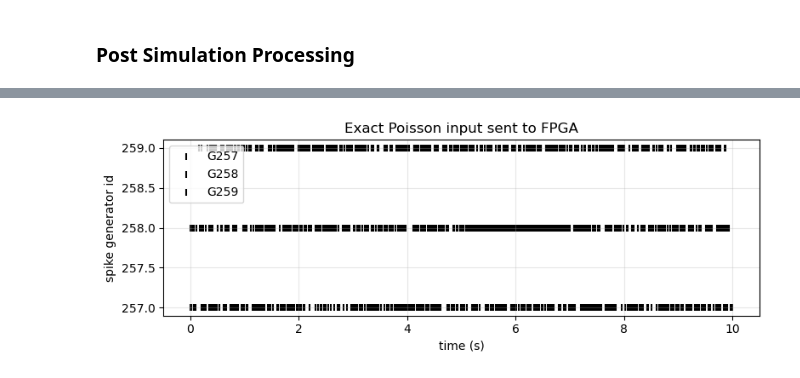
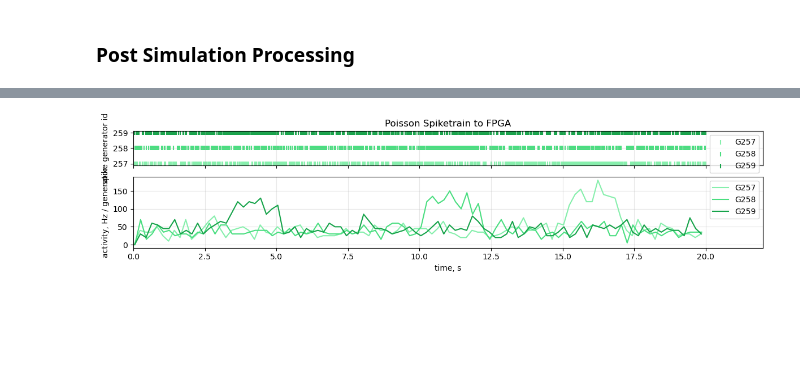
Before and after one commit to MySweetLord/Neuromorphic_Intelligence_2026, a Jupyter notebook: NSM_Network.ipynb, the cells around one changed output, grey strips where cells are left out. Drawn from its saved outputs; the diff is of its cells as text; code cells hidden in the pictures; blank space fills up the shorter version.

```diff
--- a/NSM_Network.ipynb
+++ b/NSM_Network.ipynb
@@ -311,13 +320,18 @@ spikegens    = [Neuron(chip, core, nid, True) for chip, core, nid in spikegen_id
 
 
 next_neuron_id = 1
+next_neuron_ids = []
 
-S_pops,   S_ids,   next_neuron_id = make_populations(NS, NE,    next_neuron_id)
-T_pops,   T_ids,   next_neuron_id = make_populations(NS, NT,    next_neuron_id)
-IT_pops,  IT_ids,  next_neuron_id = make_populations(NS, NIT,   next_neuron_id)
-IIT_pops, IIT_ids, next_neuron_id = make_populations(NS, NIIT,  next_neuron_id)
-
-I_pop,    I_ids,   next_neuron_id = make_population(NI,    next_neuron_id)
-Sum_pop,  Sum_ids, next_neuron_id = make_population(NSum,  next_neuron_id)
+S_pops,   S_ids,   next_neuron_id = make_populations(NS, NE, next_neuron_id, chip=0, core=0)
+next_neuron_ids.append(next_neuron_id)
+T_pops,   T_ids,   next_neuron_id = make_populations(NS, NT, next_neuron_id, chip=0, core=2)
+next_neuron_ids.append(next_neuron_id)
+IT_pops,  IT_ids,  next_neuron_id = make_populations(NS, NIT, next_neuron_id, chip=0, core=3)
+next_neuron_ids.append(next_neuron_id)
+IIT_pops, IIT_ids, next_neuron_id = make_populations(NS, NIIT, next_neuron_id, chip=0, core=3)
+next_neuron_ids.append(next_neuron_id)
+I_pop,    I_ids,   next_neuron_id = make_population(NI,    next_neuron_id, chip=0, core=0)
+next_neuron_ids.append(next_neuron_id)
+Sum_pop,  Sum_ids, next_neuron_id = make_population(NSum,  next_neuron_id, chip=0, core=1)
 
 assert next_neuron_id < 257, "Too many neurons on one core!"
@@ -787,29 +1246,71 @@ for s in range(int(NS)):
 # %%
-input_spike_t  = spike_times
-input_spike_id = indices
+input_spike_t  = np.asarray(spike_times)
+input_spike_id = np.asarray(indices)
 
-color_in = 'black'
+# ------------------------------------------------------------
+# COMPUTE INPUT GENERATOR ACTIVITY
+# ------------------------------------------------------------
+G_activity_rate = []
+G_activity_x    = []
+G_ids           = np.unique(input_spike_id)
 
-fig, ax = plt.subplots(figsize=(8, 3))
+for gid in G_ids:
+    mask = input_spike_id == gid
+    rate, x = population_activity(input_spike_t[mask], n_neurons=10)
 
-for gid in np.unique(input_spike_id):
+    G_activity_rate.append(rate)
+    G_activity_x.append(x)
+
+fig, (ax1, ax2) = plt.subplots(
+    2, 1,
+    figsize=(12, 3),
+    sharex=True,
+    gridspec_kw={"height_ratios": [1.2, 2.5]}
+)
+
+# ------------------------------------------------------------
+# RASTER
+# ------------------------------------------------------------
+for k, gid in enumerate(G_ids):
     mask = input_spike_id == gid
-    ax.scatter(
+
+    ax1.scatter(
         input_spike_t[mask],
         input_spike_id[mask],
         marker='|',
-        s = 30,
-        color = color_in,
+        s=30,
+        color=colors_T[k],
         label=f'G{gid}'
     )
 
-ax.set_xlabel('time (s)')
-ax.set_ylabel('spike generator id')
-ax.set_title('Exact Poisson input sent to FPGA')
-ax.legend()
-ax.grid(True, alpha=0.3)
+ax1.set_ylabel('spike generator id')
+ax1.set_title('Poisson Spiketrain to FPGA')
+
+ax1.set_yticks(G_ids)
+ax1.set_yticklabels([str(int(gid)) for gid in G_ids])
+
+ax1.grid(True, alpha=0.3)
+ax1.legend()
+
+# ------------------------------------------------------------
+# INSTANTANEOUS ACTIVITY
+# ------------------------------------------------------------
+for k, gid in enumerate(G_ids):
+    ax2.plot(
+        G_activity_x[k],
+        G_activity_rate[k],
+        linestyle='-',
+        color=colors_T[k],
+        label=f'G{gid}'
+    )
+
+ax2.set_xlabel('time, s')
+ax2.set_ylabel('activity, Hz / generator')
+ax2.set_xlim(0, t_tot)
+ax2.grid(True, alpha=0.3)
+ax2.legend()
 
 plt.tight_layout()
 plt.show()
 # %% [output]
-[figure, old version]
+[figure, new version]
```
Also changed, not shown: parts of 42 cells of this notebook, 2 other files.
